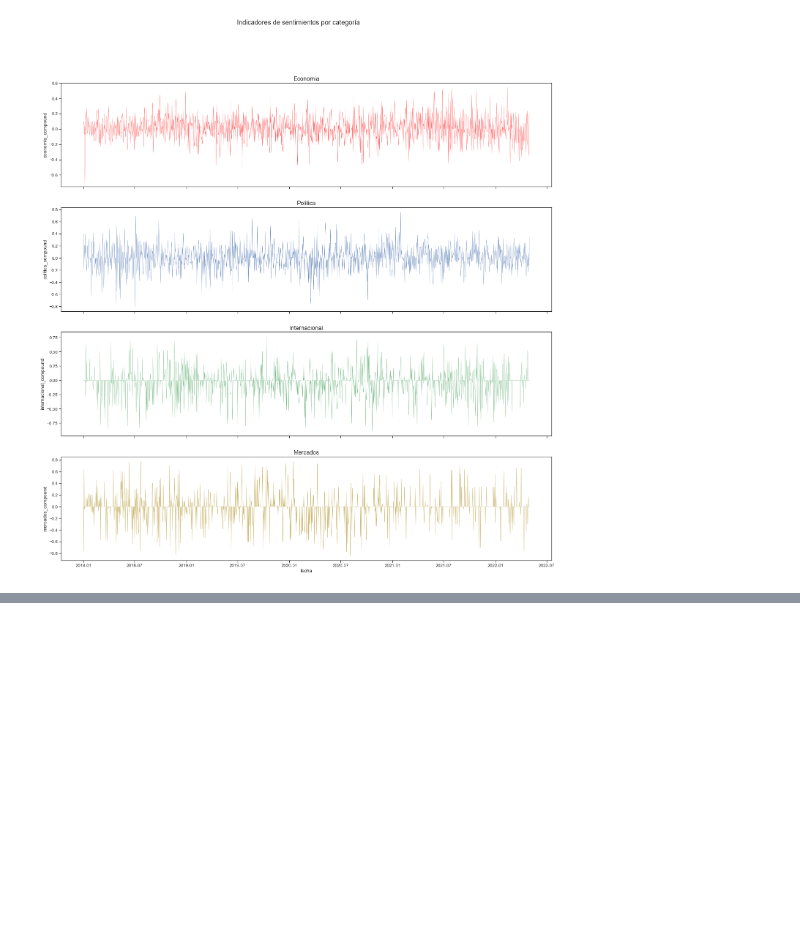
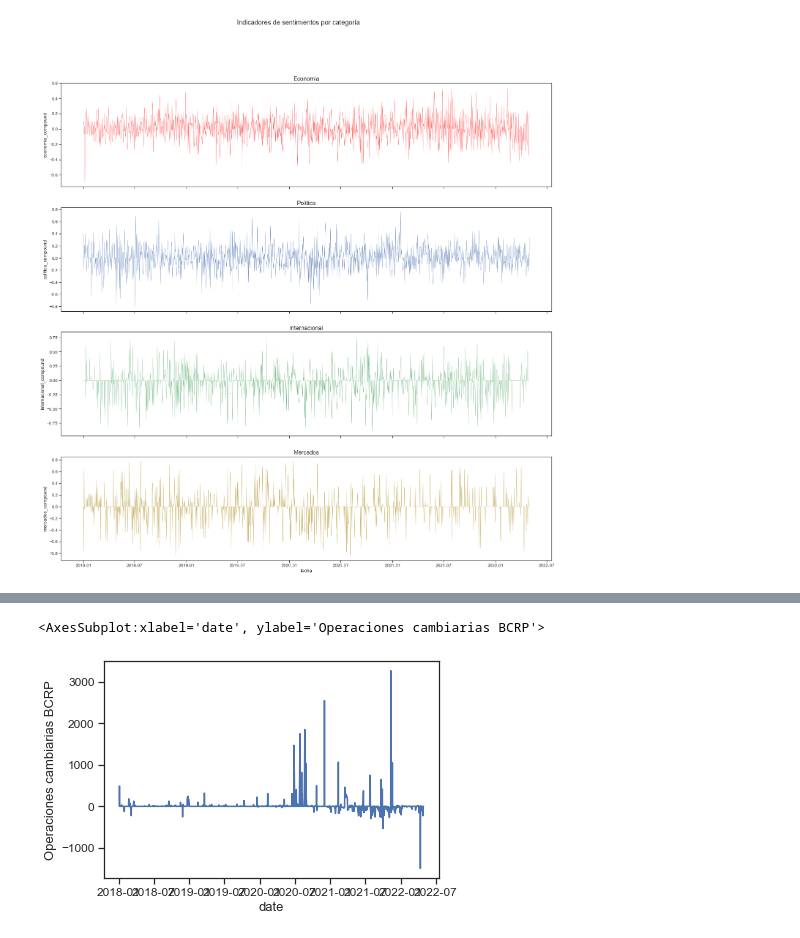
Before and after one commit to jesoto/Sentiment_and_news-Peru, a Jupyter notebook: thesis/plots.ipynb, the cells around one changed output, grey strips where cells are left out. Cells and saved outputs as stored; diff of their text form; code cells hidden in the pictures; blank space fills up the shorter version.

```diff
--- a/thesis/plots.ipynb
+++ b/thesis/plots.ipynb
@@ -350,0 +358,5 @@ Text(0.5, 1.0, 'Mercados')
+# %%
+sns.lineplot(data=data, x ='date', y = 'Operaciones cambiarias BCRP')
+# %% [output]
+<AxesSubplot:xlabel='date', ylabel='Operaciones cambiarias BCRP'>
+[figure, added]
```
Also changed, not shown: parts of 7 cells of this notebook.
